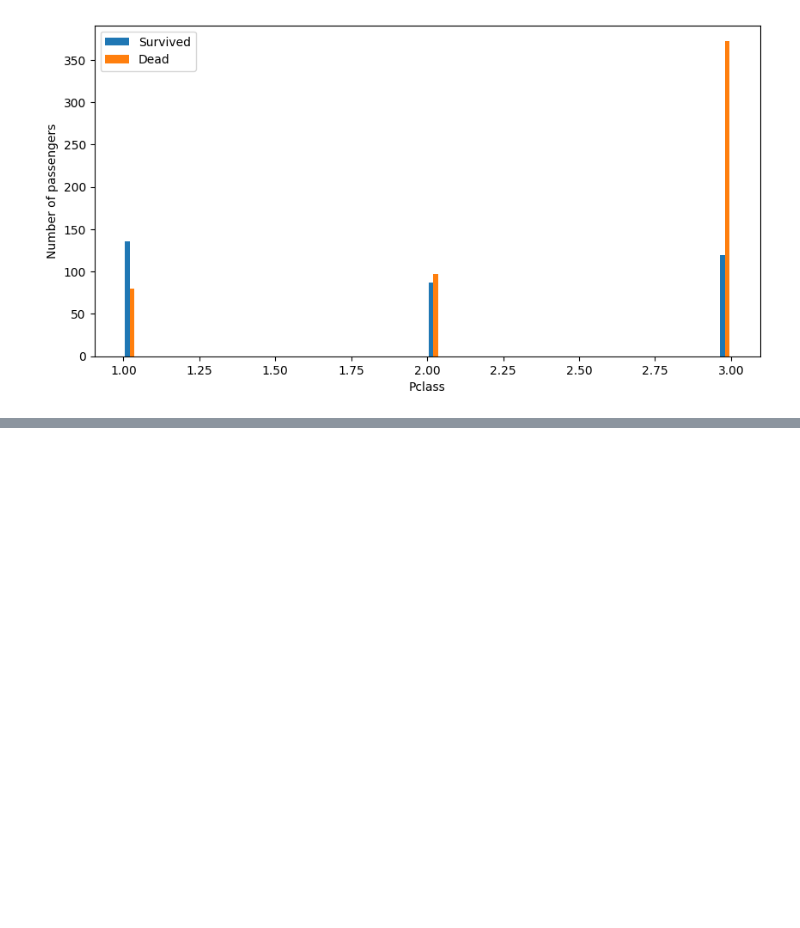
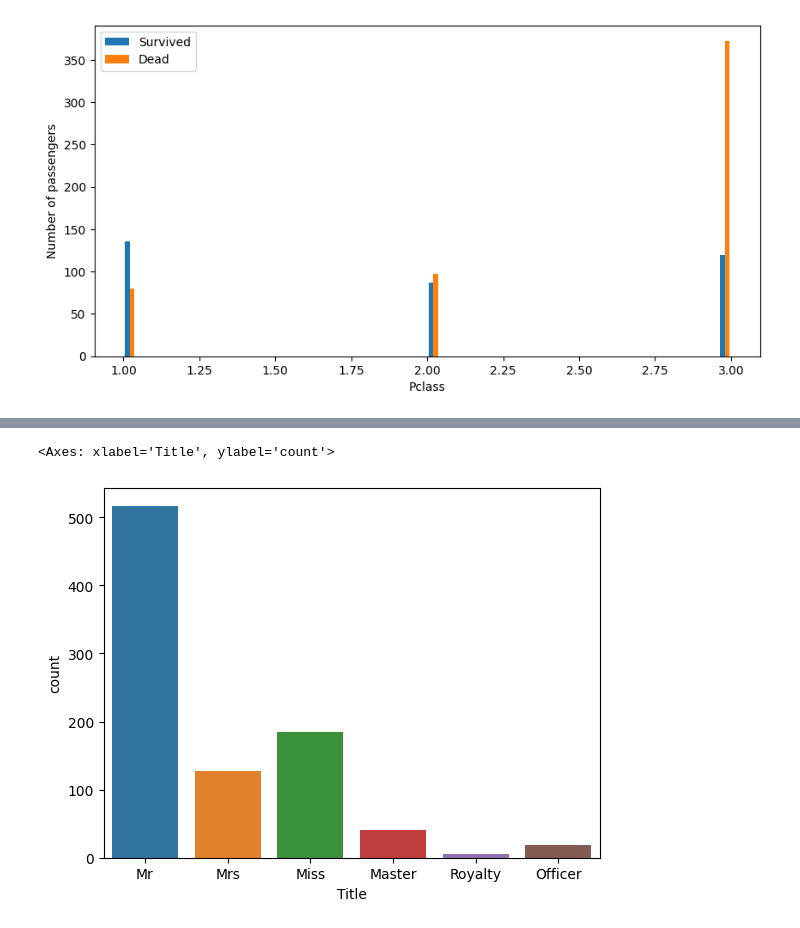
Before and after one commit to onx3/End-of-Year-Final, a Jupyter notebook: TitanicEvaluation.ipynb, the cells around one changed output, grey strips where cells are left out. Drawn from its saved outputs; the diff is of its cells as text; code cells hidden in the pictures; blank space fills up the shorter version.

Commit message:
Most of the visuals complete

```diff
--- a/TitanicEvaluation.ipynb
+++ b/TitanicEvaluation.ipynb
@@ -197,3 +201,9 @@ plt.legend()
 # %% [output]
 <matplotlib.legend.Legend at 0x...>
 [figure]
+# %%
+#Going to seperate people based on their title.
+titles = set()
+for name in train_df['Name']:
+    titles.add(name.split(',')[1].split('.')[0].strip())
+print(titles)
@@ -199,0 +212,7 @@ plt.legend()
+# %%
+#found someone use a dictionary to show all the titles of everyone on board.
+Title_Dictionary = {"Capt": "Officer","Col": "Officer","Major": "Officer","Jonkheer": "Royalty","Don": "Royalty","Sir" : "Royalty","Dr": "Officer","Rev": "Officer","the Countess":"Royalty","Mme": "Mrs","Mlle": "Miss","Ms": "Mrs","Mr" : "Mr","Mrs" : "Mrs","Miss" : "Miss","Master" : "Master","Lady" : "Royalty"}
+# %%
+train_df['Title'] = train_df['Name'].map(lambda name:name.split(',')[1].split('.')[0].strip())
+train_df['Title'] = train_df.Title.map(Title_Dictionary)
+train_df.head()
@@ -199,0 +237,5 @@ plt.legend()
+# %%
+sns.countplot(x='Title', data=train_df)
+# %% [output]
+<Axes: xlabel='Title', ylabel='count'>
+[figure, added]
```
Also changed, not shown: parts of 6 cells of this notebook.
